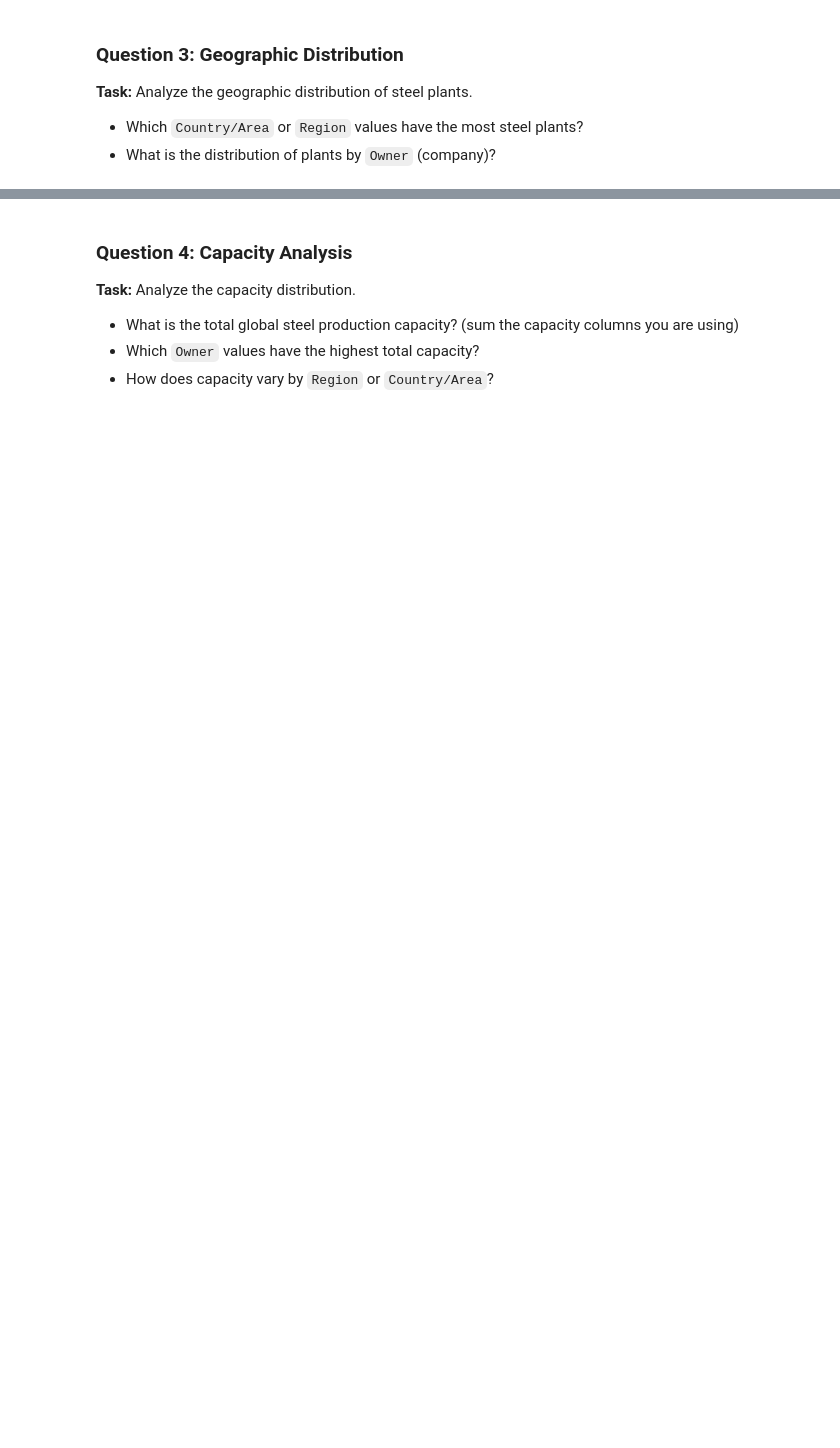
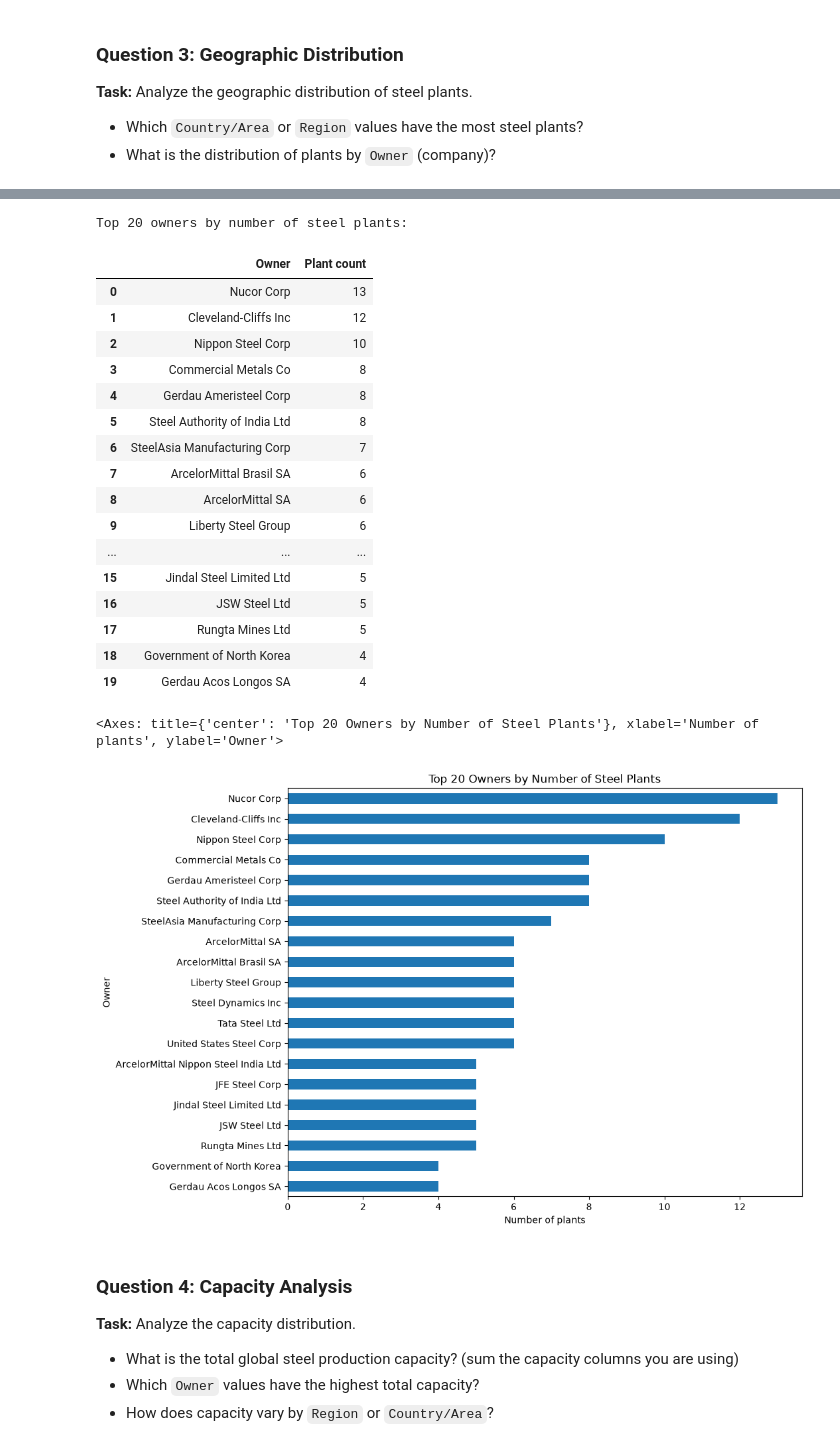
Before and after one commit to georgerieh/aidams-lab1-riekhakainen-montluc-destal, a Jupyter notebook: lab_1.ipynb, the cells around one changed output, grey strips where cells are left out. Drawn from its saved outputs; the diff is of its cells as text; code cells hidden in the pictures; blank space fills up the shorter version.

```diff
--- a/lab_1.ipynb
+++ b/lab_1.ipynb
@@ -139,3 +287,43 @@ Answer the following questions through your analysis:
+# %%
+# Count plants by Owner (company)
+owner_counts = (
+    df['Owner']
+    .value_counts()
+    .rename_axis('Owner')
+    .reset_index(name='Plant count')
+)
+
+print('Top 20 owners by number of steel plants:')
+display(owner_counts.head(20))
+
+owner_counts.head(20).set_index('Owner')['Plant count'].sort_values().plot(
+    kind='barh',
+    figsize=(10, 8),
+    title='Top 20 Owners by Number of Steel Plants',
+    xlabel='Number of plants',
+    ylabel='Owner'
+)
+# %% [output]
+Top 20 owners by number of steel plants:
+|  | Owner | Plant count |
+| 0 | Nucor Corp | 13 |
+| 1 | Cleveland-Cliffs Inc | 12 |
+| 2 | Nippon Steel Corp | 10 |
+| 3 | Commercial Metals Co | 8 |
+| 4 | Gerdau Ameristeel Corp | 8 |
+| 5 | Steel Authority of India Ltd | 8 |
+| 6 | SteelAsia Manufacturing Corp | 7 |
+| 7 | ArcelorMittal Brasil SA | 6 |
+| 8 | ArcelorMittal SA | 6 |
+| 9 | Liberty Steel Group | 6 |
+| ... | ... | ... |
+| 15 | Jindal Steel Limited Ltd | 5 |
+| 16 | JSW Steel Ltd | 5 |
+| 17 | Rungta Mines Ltd | 5 |
+| 18 | Government of North Korea | 4 |
+| 19 | Gerdau Acos Longos SA | 4 |
+<Axes: title={'center': 'Top 20 Owners by Number of Steel Plants'}, xlabel='Number of plants', ylabel='Owner'>
+[figure, added]
 # %% [markdown]
 ### Question 4: Capacity Analysis
 **Task:** Analyze the capacity distribution.
```
Also changed, not shown: parts of 17 cells of this notebook, 2 other files.
